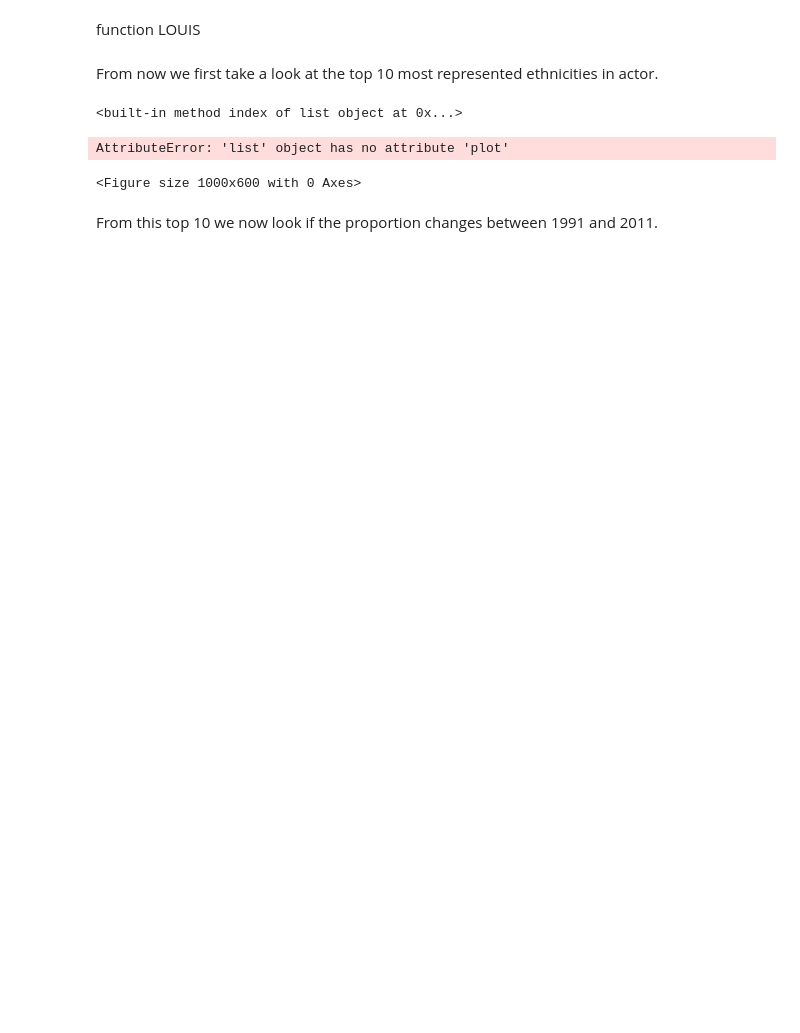
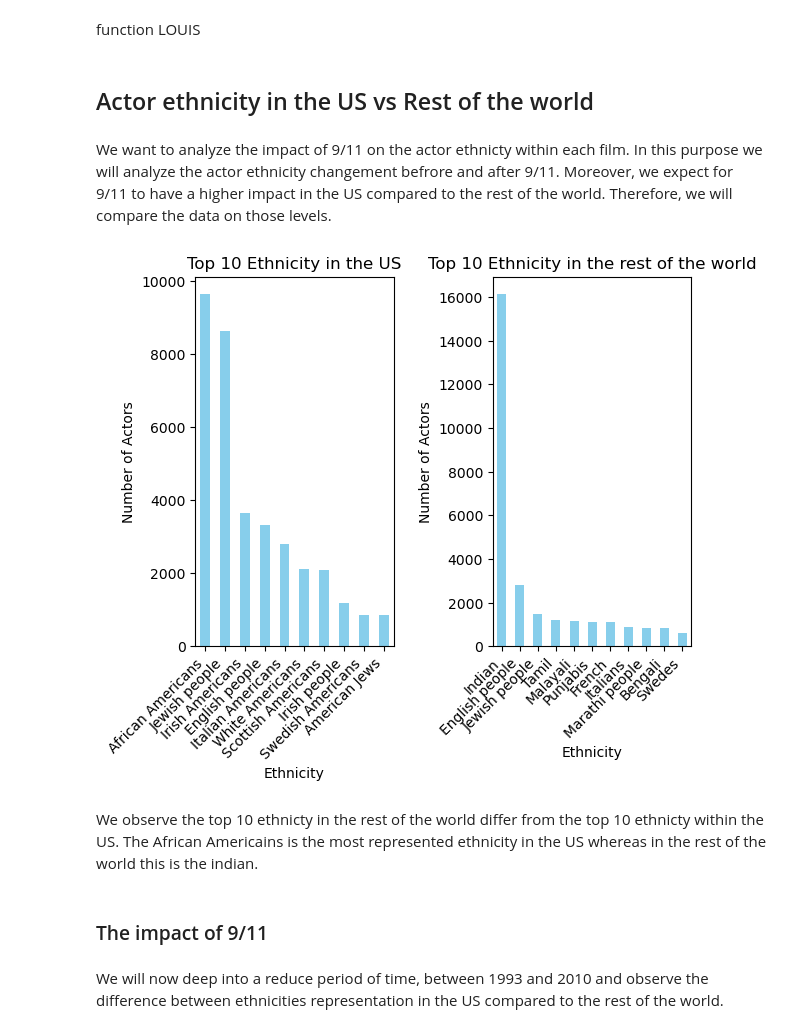
Before and after one commit to epfl-ada/ada-2024-project-adanonymous, a Jupyter notebook: src/utils/Actor_ethnicity.ipynb, the cells around one changed output. Cells and saved outputs as stored; diff of their text form; code cells hidden in the pictures; blank space fills up the shorter version.

Commit message:
changmeent in actor ethnciity

```diff
--- a/src/utils/Actor_ethnicity.ipynb
+++ b/src/utils/Actor_ethnicity.ipynb
@@ -73,32 +64,66 @@ def freebase2label(freebase_id, mapping_dataframe):
     if len(label) > 0:
         return label.values[0]
     else:
-        return None
+        return 'None'
 
 file_path = '../../data/fb_wiki_mapping.tsv'
 freebase_mapping_df = pd.read_csv(file_path, sep='\t')
-# %% [markdown]
-From now we first take a look at the top 10 most represented ethnicities in actor.
+# %% [markdown]
+## Actor ethnicity in the US vs Rest of the world
+# %% [markdown]
+We want to analyze the impact of 9/11 on the actor ethnicty within each film. In this purpose we will analyze the actor ethnicity changement befrore and after 9/11. Moreover, we expect for 9/11 to have a higher impact in the US compared to the rest of the world. Therefore, we will compare the data on those levels.
+# %%
+#First we drop Nan in the actor ethnicity column
+character = character_countries.dropna(subset=['Actor_Ethnicity'])
+
+#Separation into 2 datasets, one with only movies form the US and the other that contaisn all the other movies
+character_ROW = character.loc[~character['Movie_countries'].str.contains("United States of America")]
+character_US = character.loc[character['Movie_countries'].str.contains("United States of America")]
+
+#reset the index after Nan removal
+character_ROW = character_ROW.reset_index(drop = True)
+character_US = character_US.reset_index(drop = True)
 # %%
 # Count the occurrences of each ethnicity
-ethnicity_top10 = [character_US['Actor_Ethnicity'].value_counts().nlargest(10)]
-print(ethnicity_top10.index)
+ethnicity_top10_ROW = character_ROW['Actor_Ethnicity'].value_counts().nlargest(12)
+ethnicity_top10_US = character_US['Actor_Ethnicity'].value_counts().nlargest(12)
 
-for i in ethnicity_top10[0]:
-    freebase2label(i,freebase_mapping_df)
+ethnicity_new_US = []
+ethnicity_new_ROW = []
+for i in range(0,len(ethnicity_top10_ROW)):
+    ethnicity_new_ROW.append(freebase2label(ethnicity_top10_ROW.index[i],freebase_mapping_df))
+    ethnicity_new_US.append(freebase2label(ethnicity_top10_US.index[i],freebase_mapping_df))
+
+ethnicity_top10_ROW.index = ethnicity_new_ROW
+ethnicity_top10_US.index = ethnicity_new_US
+
+
+ethnicity_top10_ROW = ethnicity_top10_ROW.drop(index = 'None')
+ethnicity_top10_US = ethnicity_top10_US.drop(index = 'None')
+
 
 # Plot the distribution of each ethnicity
-plt.figure(figsize=(10, 6))
-ethnicity_top10.plot(kind='bar', color='skyblue')
-plt.title("Representation of Each Ethnicity")
+plt.subplot(1,2,1)
+ethnicity_top10_US.plot(kind='bar', color='skyblue')
+plt.title("Top 10 Ethnicity in the US")
 plt.xlabel("Ethnicity")
 plt.ylabel("Number of Actors")
 plt.xticks(rotation=45, ha='right')
+
+plt.subplot(1,2,2)
+ethnicity_top10_ROW.plot(kind='bar', color='skyblue')
+plt.title("Top 10 Ethnicity in the rest of the world")
+plt.xlabel("Ethnicity")
+plt.ylabel("Number of Actors")
+plt.xticks(rotation=45, ha='right')
+plt.subplots_adjust(wspace=0.5)
 plt.show()
 # %% [output]
-<built-in method index of list object at 0x...>
-AttributeError: 'list' object has no attribute 'plot'
-<Figure size 1000x600 with 0 Axes>
+[figure, added]
-# %% [markdown]
-From this top 10 we now look if the proportion changes between 1991 and 2011.
+# %% [markdown]
+We observe the top 10 ethnicty in the rest of the world differ from the top 10 ethnicty within the US. The African Americains is the most represented ethnicity in the US whereas in the rest of the world this is the indian.
+# %% [markdown]
+### The impact of 9/11
+# %% [markdown]
+We will now deep into a reduce period of time, between 1993 and 2010 and observe the difference between ethnicities representation in the US compared to the rest of the world.
 # %%
```
Also changed, not shown: parts of 14 cells of this notebook.
